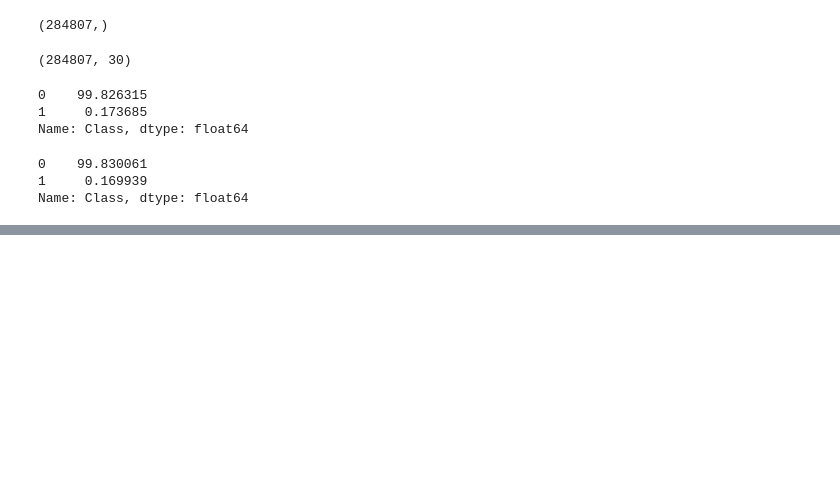
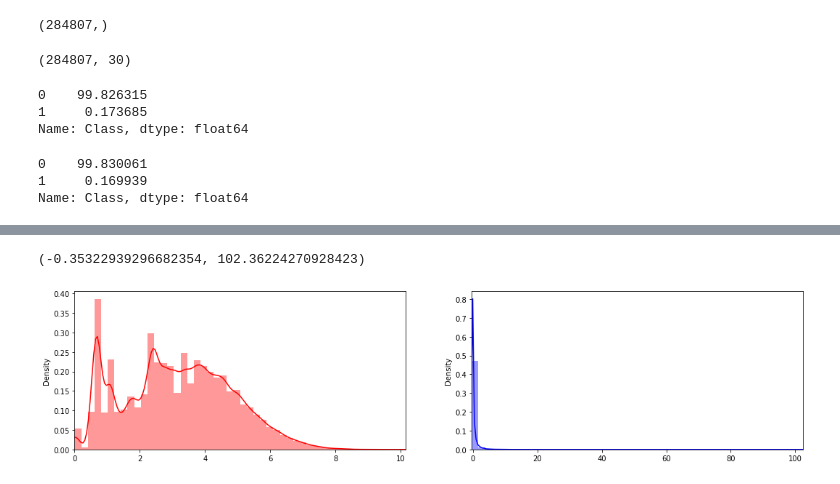
Before and after one commit to ds-chkang/credit-card-fraud-detection, a Jupyter notebook: creditcardfraud.ipynb, the cells around one changed output, grey strips where cells are left out. Saved outputs shown, nothing was run; the diff lists cells and outputs as text; code cells hidden in the pictures; blank space fills up the shorter version.

```diff
--- a/creditcardfraud.ipynb
+++ b/creditcardfraud.ipynb
@@ -132,0 +190,8 @@ def metrics(Y_test, pred):
+# %%
+# 데이터 정규화를 위해 표준화 과정을 적용함.
+# 먼저 Standarization과 Log Scale등을 적용해 봄.
+from sklearn.preprocessing import StandardScaler
+import numpy as np
+scaler = StandardScaler()
+df['scaled_amount'] = scaler.fit_transform(df['Amount'].values.reshape(-1,1))
+df['logged_amount'] = np.log1p(df['Amount'].values.reshape(-1,1))
@@ -132,0 +222,15 @@ def metrics(Y_test, pred):
+# %%
+fig, ax = plt.subplots(1,2,figsize=(18,4))
+logged_amount = df['logged_amount'].values
+scaled_amount = df['scaled_amount'].values
+
+sns.distplot(logged_amount, ax=ax[0], color='r')
+ax[0].set_xlim([min(logged_amount), max(logged_amount)])
+
+sns.distplot(scaled_amount, ax=ax[1], color='b')
+ax[1].set_xlim([min(scaled_amount), max(scaled_amount)])
+
+# Scale된 쪽이 기존의 데이터 분포와 비슷하기 때문에 Scale된 컬럼은 사용하고 Log 변환한 쪽은 무시함.
+# %% [output]
+(-0.35322939296682354, 102.36224270928423)
+[figure, added]
```
Also changed, not shown: parts of 24 cells of this notebook.
